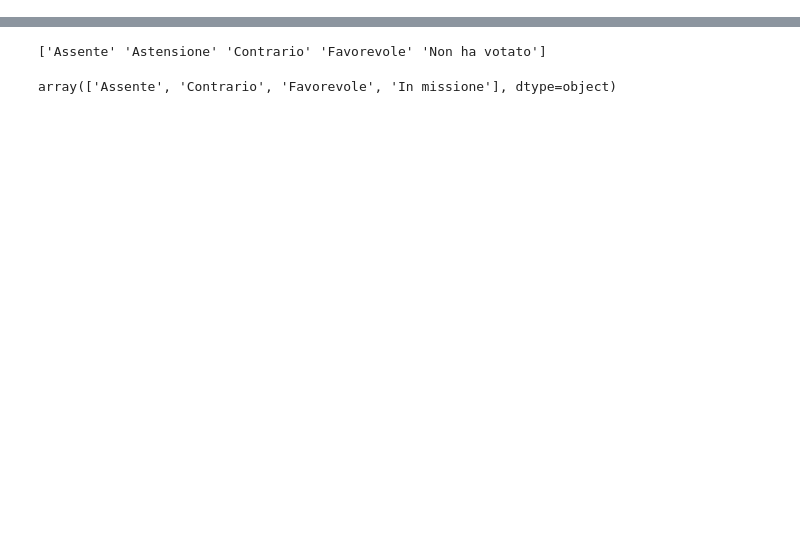
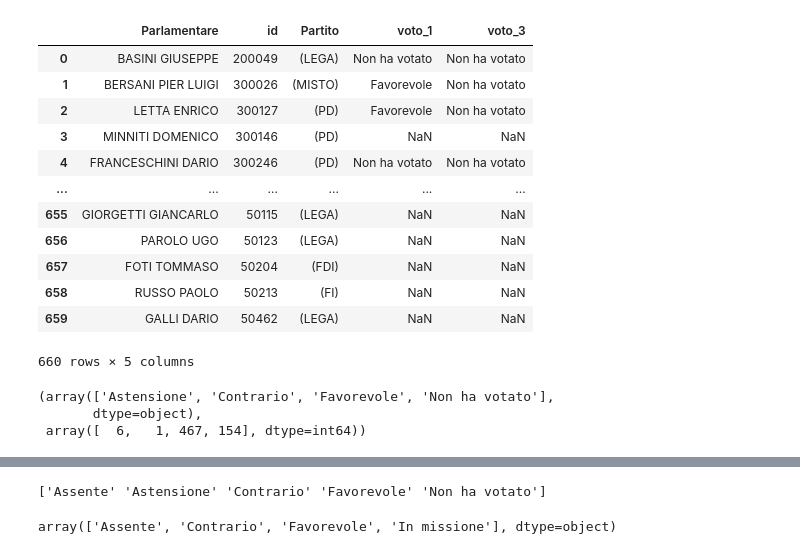
Before and after one commit to AndreaFrasson/SNA-project, a Jupyter notebook: Similarity.ipynb, the cells around one changed output, grey strips where cells are left out. Cells and saved outputs as stored; diff of their text form; code cells hidden in the pictures; blank space fills up the shorter version.

```diff
--- a/Similarity.ipynb
+++ b/Similarity.ipynb
@@ -44,0 +39,22 @@ merged = pd.merge(merged, vot_2[['Parlamentare', 'voto_2']], how = 'left') #seco
+# %%
+merged
+# %% [output]
+|  | Parlamentare | id | Partito | voto_1 | voto_3 |
+| 0 | BASINI GIUSEPPE | 200049 | (LEGA) | Non ha votato | Non ha votato |
+| 1 | BERSANI PIER LUIGI | 300026 | (MISTO) | Favorevole | Non ha votato |
+| 2 | LETTA ENRICO | 300127 | (PD) | Favorevole | Non ha votato |
+| 3 | MINNITI DOMENICO | 300146 | (PD) | NaN | NaN |
+| 4 | FRANCESCHINI DARIO | 300246 | (PD) | Non ha votato | Non ha votato |
+| ... | ... | ... | ... | ... | ... |
+| 655 | GIORGETTI GIANCARLO | 50115 | (LEGA) | NaN | NaN |
+| 656 | PAROLO UGO | 50123 | (LEGA) | NaN | NaN |
+| 657 | FOTI TOMMASO | 50204 | (FDI) | NaN | NaN |
+| 658 | RUSSO PAOLO | 50213 | (FI) | NaN | NaN |
+| 659 | GALLI DARIO | 50462 | (LEGA) | NaN | NaN |
+660 rows × 5 columns
+# %%
+np.unique(vot_1['voto_1'], return_counts= True)
+# %% [output]
+(array(['Astensione', 'Contrario', 'Favorevole', 'Non ha votato'],
+       dtype=object),
+ array([  6,   1, 467, 154], dtype=int64))
```
Also changed, not shown: parts of 7 cells of this notebook.
